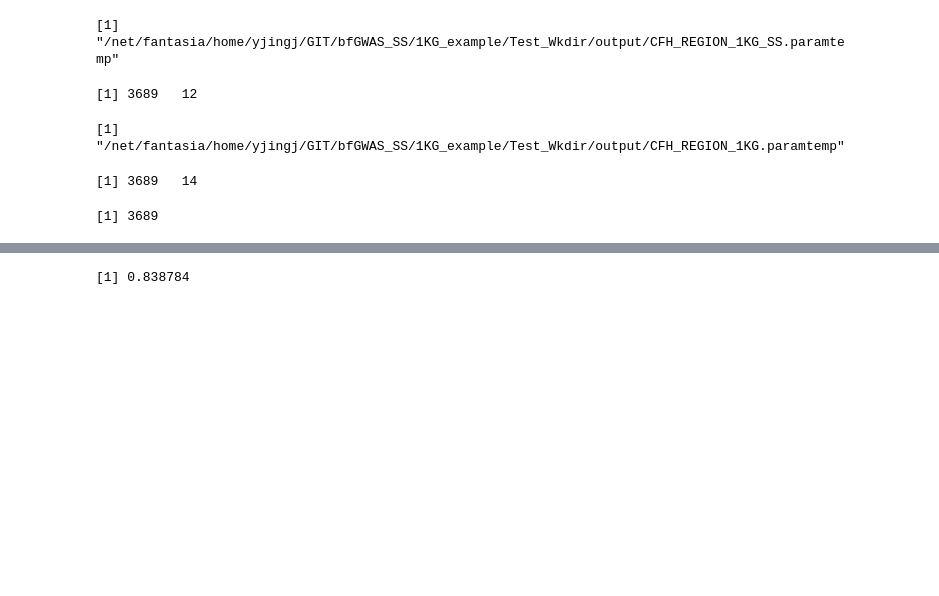
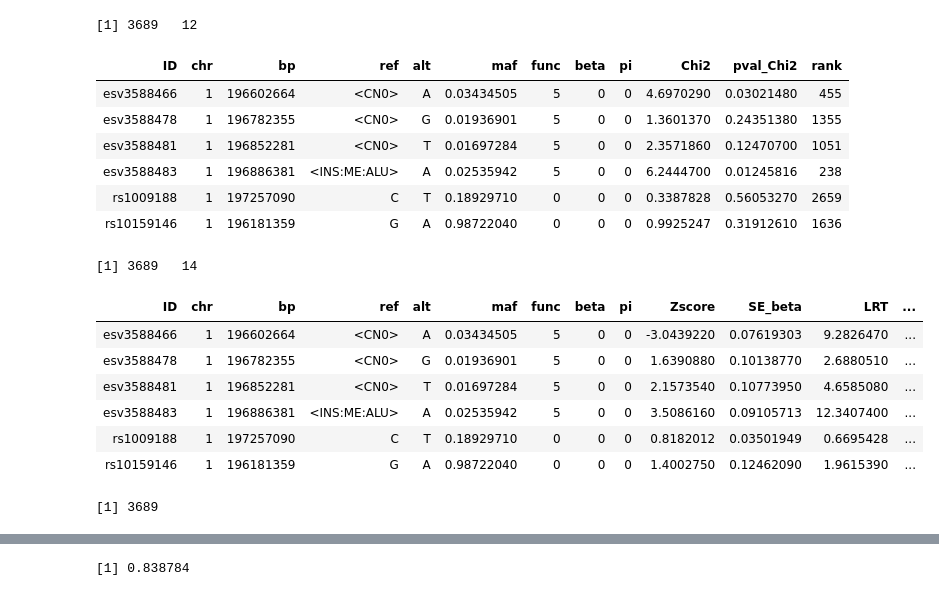
Before and after one commit to jche453/BGW-TWAS, a Jupyter notebook: 1KG_example/Test_Wkdir/output/TestRscript.ipynb, the cells around one changed output, grey strips where cells are left out. Saved outputs shown, nothing was run; the diff lists cells and outputs as text; code cells hidden in the pictures; blank space fills up the shorter version.

```diff
--- a/1KG_example/Test_Wkdir/output/TestRscript.ipynb
+++ b/1KG_example/Test_Wkdir/output/TestRscript.ipynb
@@ -7,24 +7,36 @@ data_dir="/net/fantasia/home/yjingj/GIT/bfGWAS_SS/1KG_example/Test_Wkdir/output/
 # %%
 filehead="CFH_REGION_1KG"
 
 #paste(data_dir, filehead, "_SS.paramtemp", sep="")
 
 paramdata_SS = Load_bfGWAS_SS(paste(data_dir, filehead, "_SS.paramtemp", sep=""), header = FALSE)
 dim(paramdata_SS)
-#head(paramdata_SS)
+head(paramdata_SS)
 
 #paste(data_dir, filehead, ".paramtemp", sep="")
 paramdata = Load_bfGWAS(paste(data_dir, filehead, ".paramtemp", sep=""))
 dim(paramdata)
-#head(paramdata)
+head(paramdata)
 
 sum(paramdata$ID == paramdata_SS$ID)
 # %% [output]
-[1] "/net/fantasia/home/yjingj/GIT/bfGWAS_SS/1KG_example/Test_Wkdir/output/CFH_REGION_1KG_SS.paramtemp"
+[1] 3689   12
+| ID | chr | bp | ref | alt | maf | func | beta | pi | Chi2 | pval_Chi2 | rank |
+| esv3588466 | 1 | 196602664 | <CN0> | A | 0.03434505 | 5 | 0 | 0 | 4.6970290 | 0.03021480 | 455 |
+| esv3588478 | 1 | 196782355 | <CN0> | G | 0.01936901 | 5 | 0 | 0 | 1.3601370 | 0.24351380 | 1355 |
+| esv3588481 | 1 | 196852281 | <CN0> | T | 0.01697284 | 5 | 0 | 0 | 2.3571860 | 0.12470700 | 1051 |
+| esv3588483 | 1 | 196886381 | <INS:ME:ALU> | A | 0.02535942 | 5 | 0 | 0 | 6.2444700 | 0.01245816 | 238 |
+| rs1009188 | 1 | 197257090 | C | T | 0.18929710 | 0 | 0 | 0 | 0.3387828 | 0.56053270 | 2659 |
+| rs10159146 | 1 | 196181359 | G | A | 0.98722040 | 0 | 0 | 0 | 0.9925247 | 0.31912610 | 1636 |
-[1] 3689   12
+[1] 3689   14
+| ID | chr | bp | ref | alt | maf | func | beta | pi | Zscore | SE_beta | LRT | ... |
+| esv3588466 | 1 | 196602664 | <CN0> | A | 0.03434505 | 5 | 0 | 0 | -3.0439220 | 0.07619303 | 9.2826470 | ... |
+| esv3588478 | 1 | 196782355 | <CN0> | G | 0.01936901 | 5 | 0 | 0 | 1.6390880 | 0.10138770 | 2.6880510 | ... |
+| esv3588481 | 1 | 196852281 | <CN0> | T | 0.01697284 | 5 | 0 | 0 | 2.1573540 | 0.10773950 | 4.6585080 | ... |
+| esv3588483 | 1 | 196886381 | <INS:ME:ALU> | A | 0.02535942 | 5 | 0 | 0 | 3.5086160 | 0.09105713 | 12.3407400 | ... |
+| rs1009188 | 1 | 197257090 | C | T | 0.18929710 | 0 | 0 | 0 | 0.8182012 | 0.03501949 | 0.6695428 | ... |
+| rs10159146 | 1 | 196181359 | G | A | 0.98722040 | 0 | 0 | 0 | 1.4002750 | 0.12462090 | 1.9615390 | ... |
-[1] "/net/fantasia/home/yjingj/GIT/bfGWAS_SS/1KG_example/Test_Wkdir/output/CFH_REGION_1KG.paramtemp"
+[1] 3689
-[1] 3689   14
-[1] 3689
 # %%
 #plot(-log10(paramdata_SS$pval_Chi2), -log10(paramdata$pval_LRT))
 
```
Also changed, not shown: parts of 2 cells of this notebook, 20 other files.
